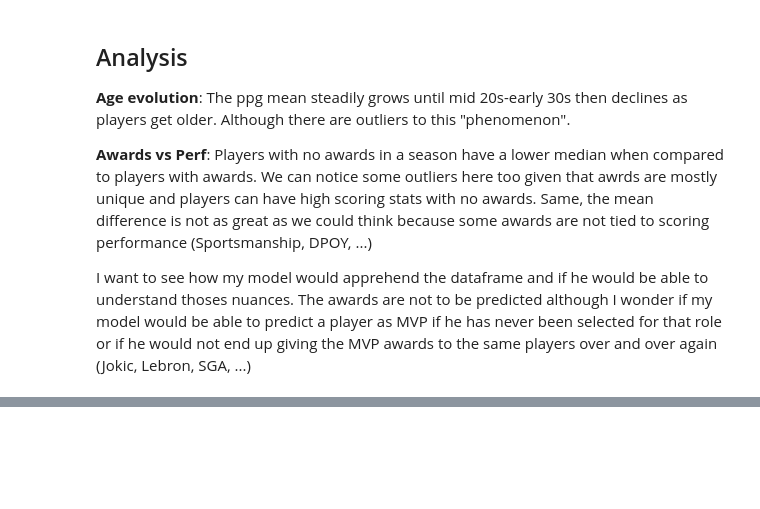
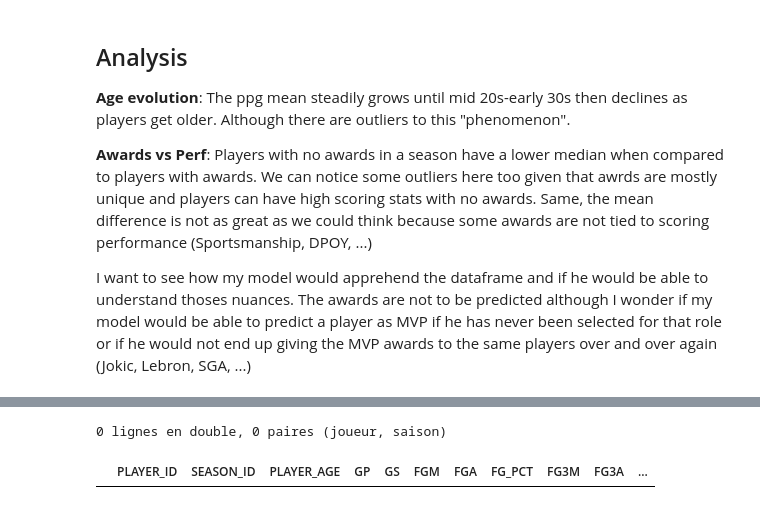
Before and after one commit to loickballoy/NBA_Predictor, a Jupyter notebook: collector/data_analysis.ipynb, the cells around one changed output, grey strips where cells are left out. Cells and saved outputs as stored; diff of their text form; code cells hidden in the pictures; blank space fills up the shorter version.

```diff
--- a/collector/data_analysis.ipynb
+++ b/collector/data_analysis.ipynb
@@ -295,0 +306,12 @@ df
+# %%
+from build_dataset import KEYS   # ["PLAYER_ID", "START_YEAR"]
+
+d = df.copy()
+d["START_YEAR"] = d["SEASON_ID"].str[:4].astype(int)
+
+dups = d[d.duplicated(KEYS, keep=False)].sort_values(KEYS)
+print(len(dups), "lignes en double,", dups[KEYS].drop_duplicates().shape[0], "paires (joueur, saison)")
+dups.head(25)
+# %% [output]
+0 lignes en double, 0 paires (joueur, saison)
+|  | PLAYER_ID | SEASON_ID | PLAYER_AGE | GP | GS | FGM | FGA | FG_PCT | FG3M | FG3A | ... |
```
Also changed, not shown: parts of 11 cells of this notebook, 10 other files.
